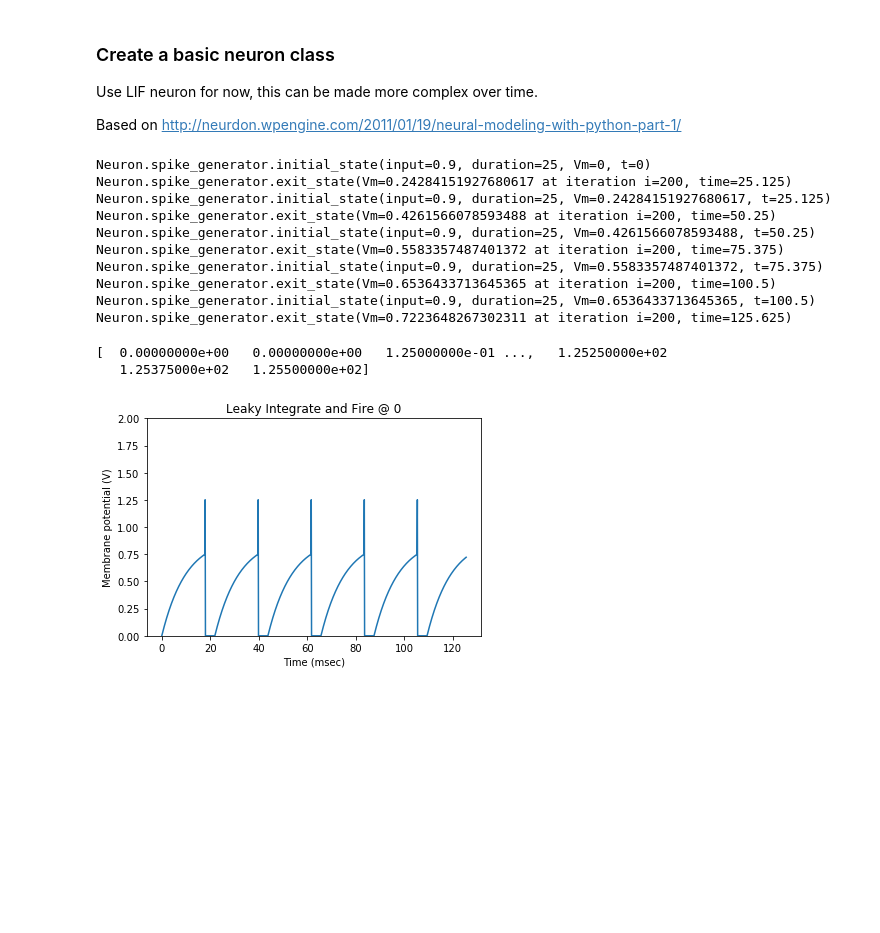
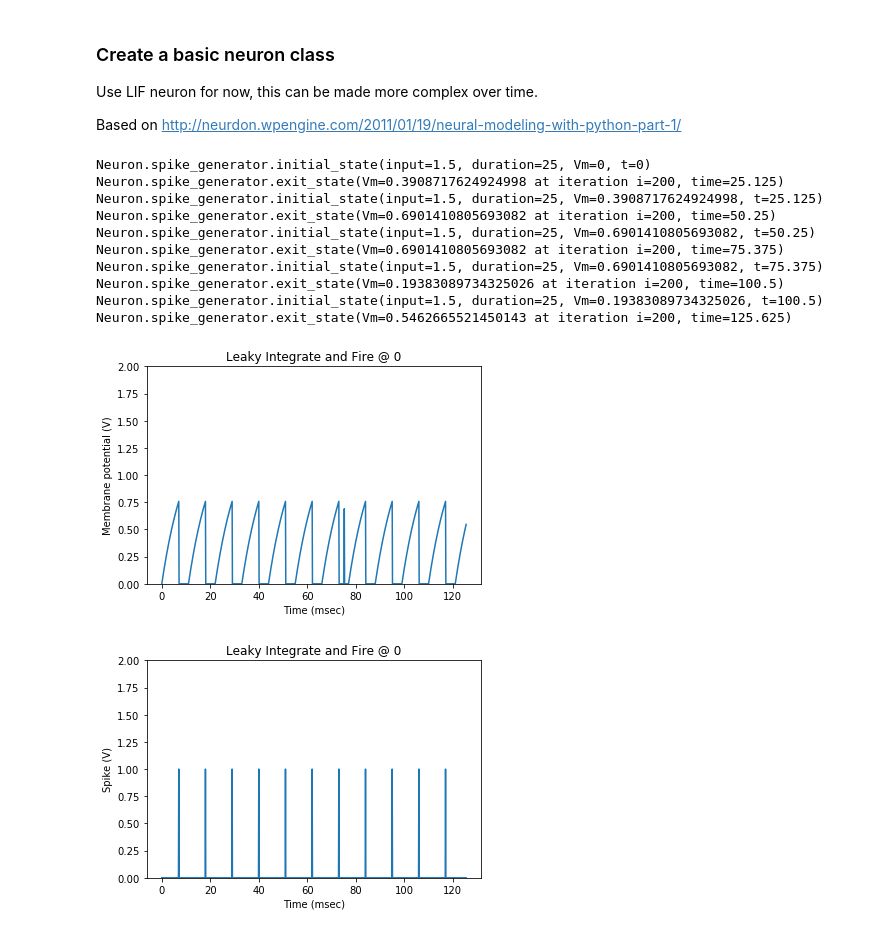
Before and after one commit to markstrefford/Spiking-Neural-Network, a Jupyter notebook: SNN_0.ipynb, the cells around one changed output. Cells and saved outputs as stored; diff of their text form; code cells hidden in the pictures; blank space fills up the shorter version.

Commit message:
Refactoring neuron type text for graphing

```diff
--- a/SNN_0.ipynb
+++ b/SNN_0.ipynb
@@ -17,13 +17,19 @@ duration = 50        # Length of each time period (ms)
 # %% [markdown]
 ### Utility functions
 # %%
-def plot_spikes(time, Vm, neuron_id):
+def plot_neuron_behaviour(time, Vm, neuron_type, neuron_id, y_title):
     plt.plot(time,Vm)
-    plt.title('Leaky Integrate and Fire @ {}'.format(neuron_id))
-    plt.ylabel('Membrane potential (V)')
+    plt.title('{} @ {}'.format(neuron_type, neuron_id))
+    plt.ylabel(y_title)
     plt.xlabel('Time (msec)')
     plt.ylim([0,2])
     plt.show()
+# %%
+def plot_membrane_potential(time, Vm, neuron_type = 'Leaky Integrate and Fire', neuron_id = 0):
+    plot_neuron_behaviour(time, Vm, neuron_type, neuron_id, y_title = 'Membrane potential (V)')
+
+def plot_spikes(time, Vm, neuron_type = 'Leaky Integrate and Fire', neuron_id = 0):
+    plot_neuron_behaviour(time, Vm, neuron_type, neuron_id, y_title = 'Spike (V)')
 # %% [markdown]
 ### Create a basic neuron class
 
@@ -42,6 +48,7 @@ class Neuron():
         #LIF Properties
         #self.Vm       = np.zeros(len(time)) # potential (V) trace over time
         self.Vm       = 0                # Initial potential (mV)
+        self.output   = 0                # Neuron output
         self.t        = 0                # Neuron time step
         self.Rm       = 1                # Resistance (kOhm)
         self.Cm       = 10               # Capacitance (uF)
@@ -53,6 +60,7 @@ class Neuron():
     def spike_generator(self, input, duration):
         time = np.arange(self.t, self.t+duration+self.dt, self.dt)
         Vm = np.zeros(len(time)) # potential (V) trace over time
+        output = np.zeros(len(time))
         Vm[-1] = self.Vm   # Vm[0] doesn't work due to the equation below starting with [i-1] when i=0
         print ('Neuron.spike_generator.initial_state(input={}, duration={}, Vm={}, t={})'
                .format(input, duration, self.Vm, self.t))
@@ -60,44 +68,43 @@ class Neuron():
             if t > self.t_rest:
                 Vm[i] = Vm[i-1] + (-Vm[i-1] + input*self.Rm) / self.tau_m * self.dt
                 if Vm[i] >= self.Vth:
-                    Vm[i] += self.V_spike
+                    #Vm[i] += self.V_spike
+                    output[i] = 1
                     self.t_rest = t + self.tau_ref
                     #print ('*** Neuron.spike_generator.spike=(self.t_rest={}, t={}, self.tau_ref={})'
                     #       .format(self.t_rest, t, self.tau_ref))
 
             # Save state
             self.Vm = Vm[i]
+            self.output = output[i]
             self.t += self.dt
         print ('Neuron.spike_generator.exit_state(Vm={} at iteration i={}, time={})'.format(self.Vm, i, self.t))
-        return time, Vm
+        return time, Vm, output
 # %%
 neuron = Neuron()
 # %%
 neuron_time = np.zeros(1)
 neuron_Vm = np.zeros(1)
+neuron_output = np.zeros(1)
 for time_step in range (5):
-    t, v = neuron.spike_generator(.9, duration=25)
-    #print(t)
+    t, v, o = neuron.spike_generator(1.5, duration=25)
     neuron_time = np.append(neuron_time,t)
-    #print(neuron_time)
     neuron_Vm = np.append(neuron_Vm,v)
+    neuron_output = np.append(neuron_output, o)
 # %% [output]
-Neuron.spike_generator.initial_state(input=0.9, duration=25, Vm=0, t=0)
-Neuron.spike_generator.exit_state(Vm=0.24284151927680617 at iteration i=200, time=25.125)
-Neuron.spike_generator.initial_state(input=0.9, duration=25, Vm=0.24284151927680617, t=25.125)
-Neuron.spike_generator.exit_state(Vm=0.4261566078593488 at iteration i=200, time=50.25)
-Neuron.spike_generator.initial_state(input=0.9, duration=25, Vm=0.4261566078593488, t=50.25)
-Neuron.spike_generator.exit_state(Vm=0.5583357487401372 at iteration i=200, time=75.375)
-Neuron.spike_generator.initial_state(input=0.9, duration=25, Vm=0.5583357487401372, t=75.375)
-Neuron.spike_generator.exit_state(Vm=0.6536433713645365 at iteration i=200, time=100.5)
-Neuron.spike_generator.initial_state(input=0.9, duration=25, Vm=0.6536433713645365, t=100.5)
-Neuron.spike_generator.exit_state(Vm=0.7223648267302311 at iteration i=200, time=125.625)
+Neuron.spike_generator.initial_state(input=1.5, duration=25, Vm=0, t=0)
+Neuron.spike_generator.exit_state(Vm=0.3908717624924998 at iteration i=200, time=25.125)
+Neuron.spike_generator.initial_state(input=1.5, duration=25, Vm=0.3908717624924998, t=25.125)
+Neuron.spike_generator.exit_state(Vm=0.6901410805693082 at iteration i=200, time=50.25)
+Neuron.spike_generator.initial_state(input=1.5, duration=25, Vm=0.6901410805693082, t=50.25)
+Neuron.spike_generator.exit_state(Vm=0.6901410805693082 at iteration i=200, time=75.375)
+Neuron.spike_generator.initial_state(input=1.5, duration=25, Vm=0.6901410805693082, t=75.375)
+Neuron.spike_generator.exit_state(Vm=0.19383089734325026 at iteration i=200, time=100.5)
+Neuron.spike_generator.initial_state(input=1.5, duration=25, Vm=0.19383089734325026, t=100.5)
+Neuron.spike_generator.exit_state(Vm=0.5462665521450143 at iteration i=200, time=125.625)
-# %%
-print(neuron_time)
-# %% [output]
-[  0.00000000e+00   0.00000000e+00   1.25000000e-01 ...,   1.25250000e+02
-   1.25375000e+02   1.25500000e+02]
 # %%
-plot_spikes(neuron_time, neuron_Vm, neuron_id = "0")
+plot_membrane_potential(neuron_time, neuron_Vm, neuron_id = "0")
+plot_spikes(neuron_time, neuron_output, neuron_id = "0")
 # %% [output]
-[figure, old version]
+[figure, new version]
+[figure, added]
```
